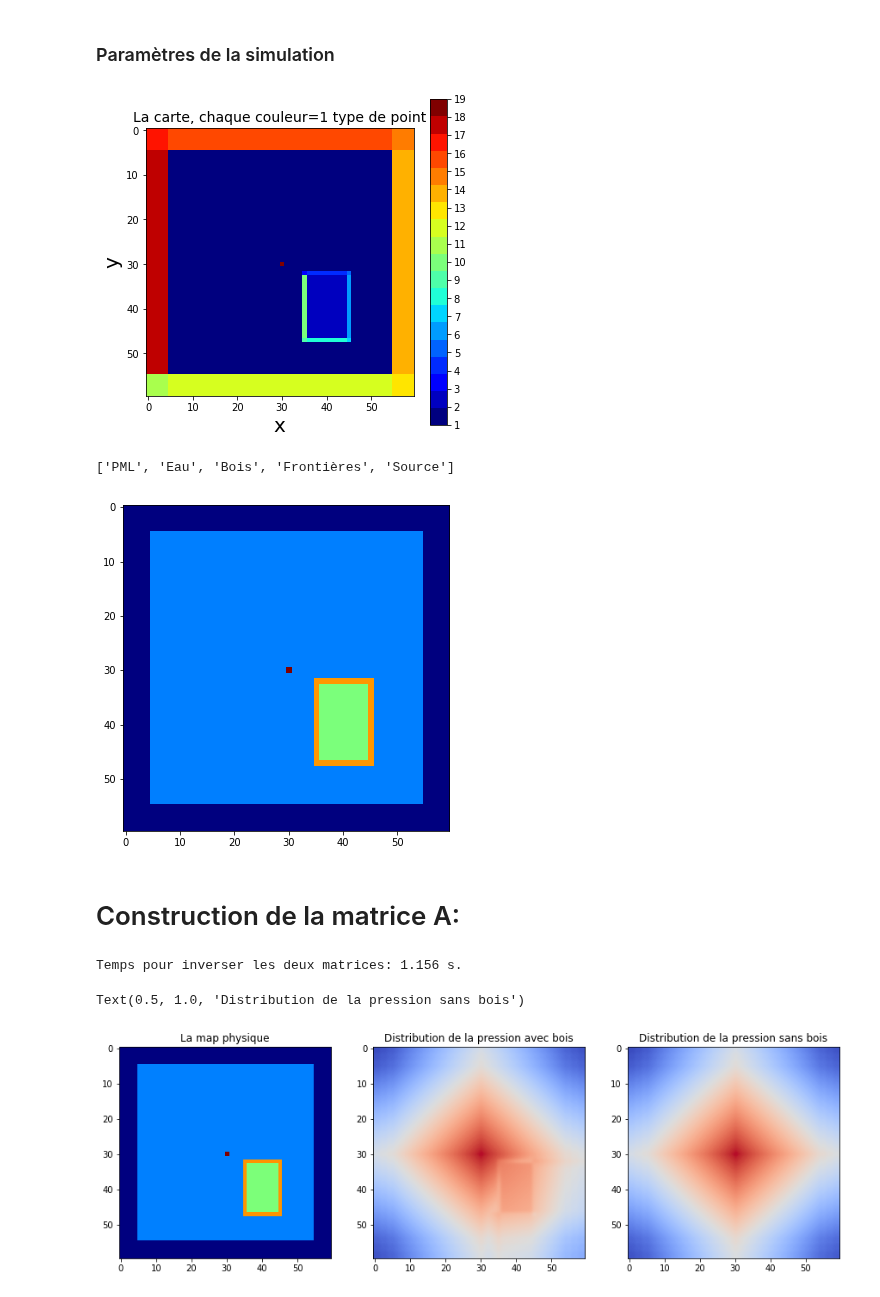
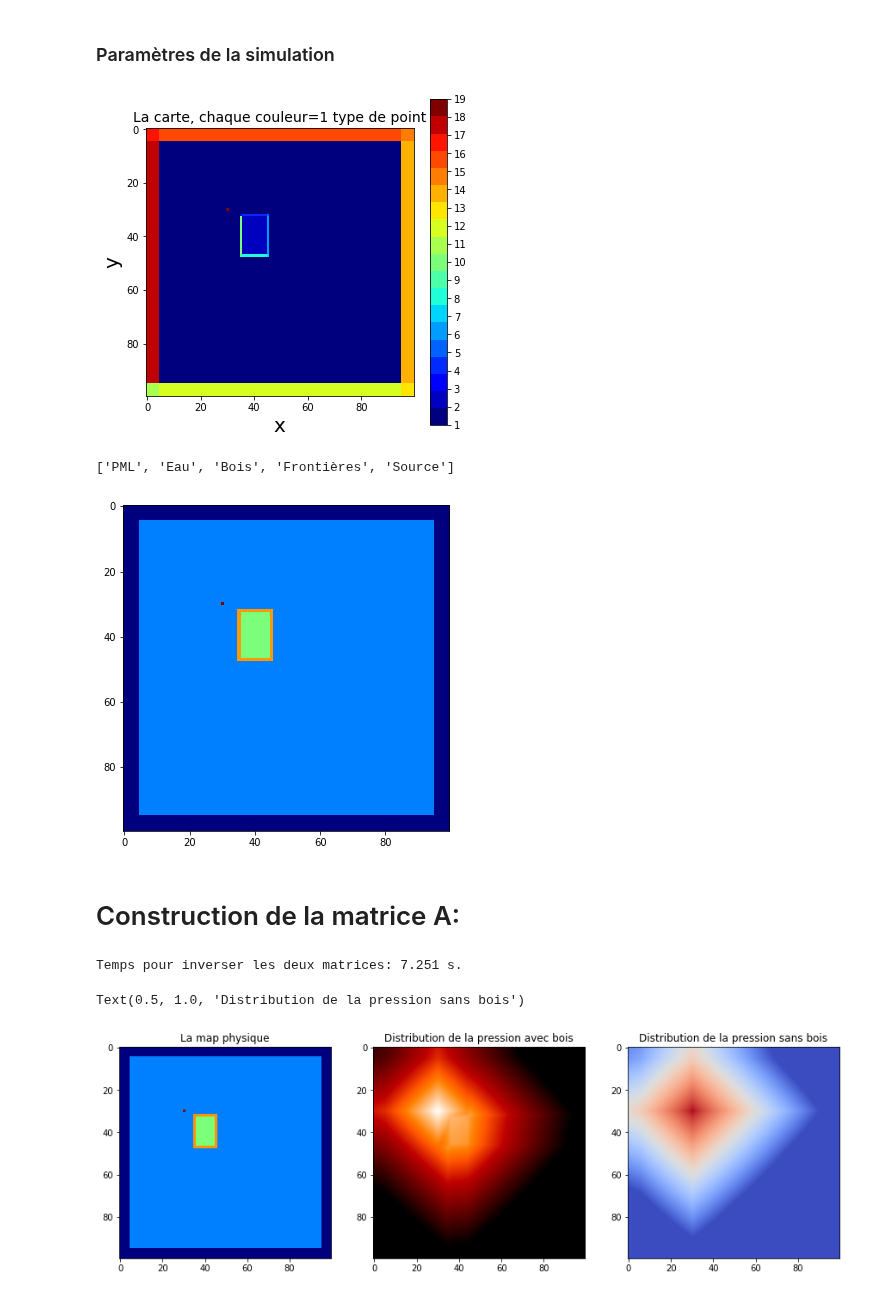
Before and after one commit to pierreluc-plt/ProjetSimulation, a Jupyter notebook: ConstructionMaillage.ipynb, the cells around one changed output. Saved outputs shown, nothing was run; the diff lists cells and outputs as text; code cells hidden in the pictures.

```diff
--- a/ConstructionMaillage.ipynb
+++ b/ConstructionMaillage.ipynb
@@ -241,7 +241,7 @@ import time
 ### Paramètres de la simulation
 # %%
 # Nombre de points en x
-Nx=60
+Nx=100
 #Longueur en x (m)
 Lx=20
 #Espace entre chaque noeud
@@ -356,9 +356,9 @@ plt.imshow(np.transpose(Display_Map), cmap=cmap)
 
 ["PML","Eau","Bois","Frontières","Source"]
 # %% [output]
-[figure, old version]
+[figure, new version]
 ['PML', 'Eau', 'Bois', 'Frontières', 'Source']
-[figure, old version]
+[figure, new version]
 # %% [markdown]
 # Construction de la matrice A:
 # %%
@@ -403,8 +403,9 @@ Coeff2= [0,1,0,1,-(4-k2_bois*h**2),1,0,1,0]
 gamma_eau=rho_eau*(alpha_eau*B_eau+1j*omega)
 gamma_bois=rho_bois*(alpha_bois*B_bois+1j*omega)
 def Coeff_Frontiere(gamma1, gamma2,nx,ny):
-    return [nx/gamma1,-2*nx/gamma1,ny/gamma1,-2*ny/gamma1,\
-            (nx+ny)*gamma1*gamma2/(gamma1-gamma2),2*nx/gamma2,-nx/gamma2,2*ny/gamma2,-2*ny/gamma2]
+    return [nx/gamma1,-4*nx/gamma1,ny/gamma1,-4*ny/gamma1,(nx+ny)*(gamma1+gamma2)/(gamma1+gamma2) \
+            ,-4*nx/gamma2,nx/gamma2,-4*ny/gamma2,ny/gamma2] # Version avec gradient
+#[nx/gamma1,-2*nx/gamma1,ny/gamma1,-2*ny/gamma1,(nx+ny)*gamma1*gamma2/(gamma1-gamma2),2*nx/gamma2,-nx/gamma2,2*ny/gamma2,-2*ny/gamma2]
 
 Coeff3= Coeff_Frontiere(gamma_eau, gamma_bois,-1/np.sqrt(2),-1/np.sqrt(2))
 Coeff4= Coeff_Frontiere(gamma_eau, gamma_bois,0,-1)
@@ -460,7 +461,7 @@ def Coeff_PML(Type, i,j,h,Nx, Ny,k2_eau):
         Beta_y=1j/((y-y0)*(k*abs(y-y0)+1j))
         Gamma_x=1+1j/k/(abs(x0-x))
         Gamma_y=1+1j/k/(abs(y0-y))
-        Coeff=[1/Gamma_x**2,-(h*Beta_x+2)/Gamma_x**2,0,0,\
+        Coeff=[-1/Gamma_x**2,-(h*Beta_x+2)/Gamma_x**2,0,0,\
                k**2*h**2+((1-h*Beta_y)/Gamma_y**2)+((1+h*Beta_x)/Gamma_x**2),0,0,(h*Beta_y-2)/Gamma_y**2,1/Gamma_y**2]
     if Type==16:
         y0=0
@@ -545,7 +546,7 @@ print("Temps pour inverser les deux matrices: {:.3f} s.".format(t))
 MapSol=np.zeros([Nx,Ny],dtype=complex)
 MapSolSB=np.zeros([Nx,Ny],dtype=complex)
 # %% [output]
-Temps pour inverser les deux matrices: 1.156 s.
+Temps pour inverser les deux matrices: 7.251 s.
 # %%
 for i in range(Nx):
     for j in range(Ny):
@@ -553,17 +554,17 @@ for i in range(Nx):
         MapSolSB[i,j]=solSB[int(p(i,j))]
 # %%
 fig,ax=plt.subplots(1,3,figsize=(15,5))
-ax[1].imshow(np.transpose(np.log(abs(MapSol)+1e-300)),cmap="coolwarm",alpha=1,interpolation="gaussian" )
+ax[1].imshow(np.transpose(np.log(abs(MapSol)+1e-300)),cmap="gist_heat",alpha=1,interpolation="gaussian" )
 ax[0].imshow(np.transpose(Display_Map),alpha=1,cmap="jet")
 
 ax[2].imshow(np.transpose(np.log(abs(MapSolSB)+1e-300)),alpha=1.0,cmap="coolwarm", interpolation="gaussian")
 #ax[3].imshow(np.log(abs(MapSolSB)-abs(MapSol)+1e-300),alpha=1.0,cmap="coolwarm")
 ax[0].set_title("La map physique")
 ax[1].set_title("Distribution de la pression avec bois")
 ax[2].set_title("Distribution de la pression sans bois")
 # %% [output]
 Text(0.5, 1.0, 'Distribution de la pression sans bois')
-[figure, old version]
+[figure, new version]
 # %%
 fig,ax=plt.subplots(1,2,figsize=(15,5))
 ax[0].imshow(np.log(abs(MapSol)+1e-300),cmap="coolwarm",alpha=1,interpolation="none")
```
Also changed, not shown: parts of 4 cells of this notebook.
